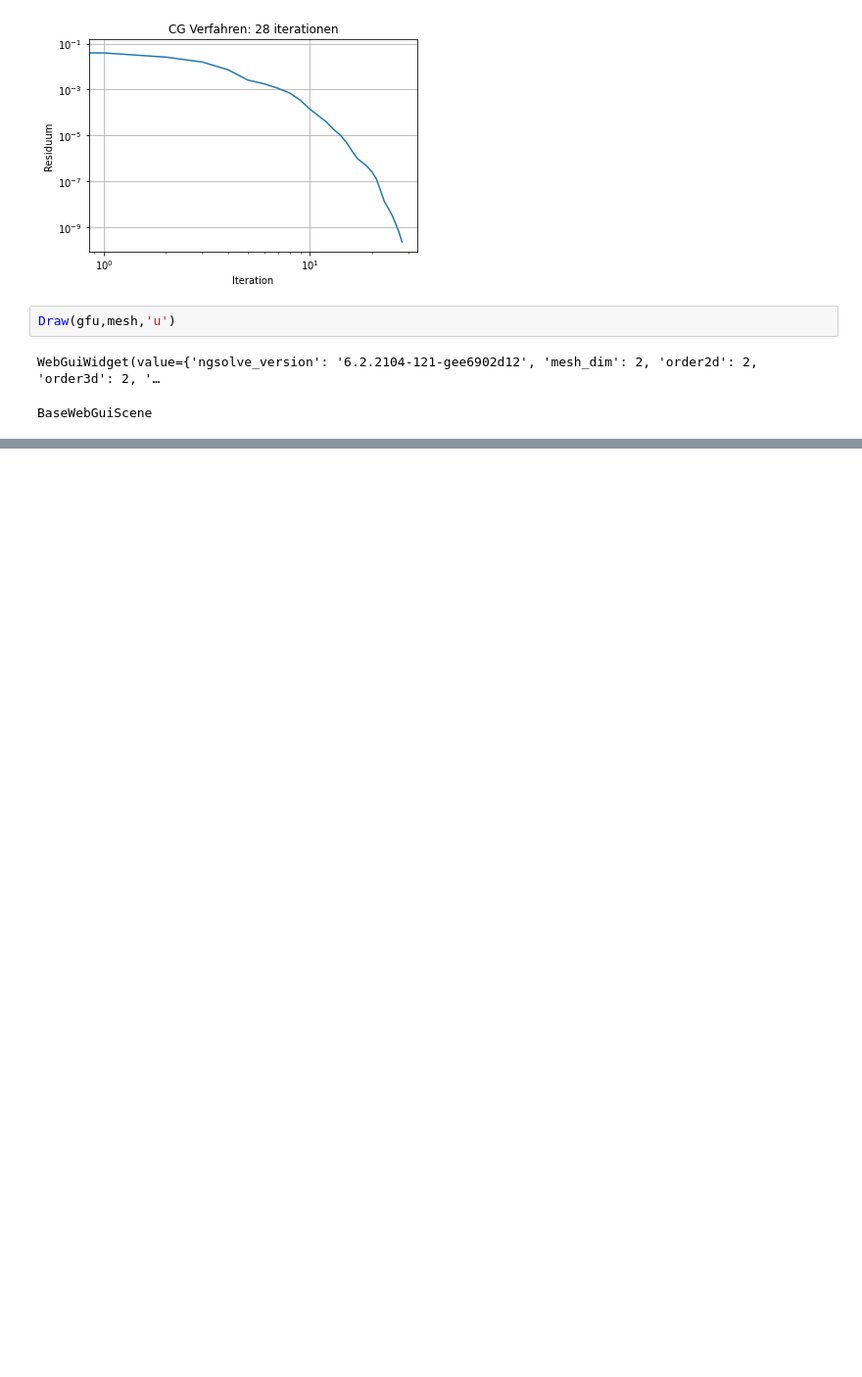
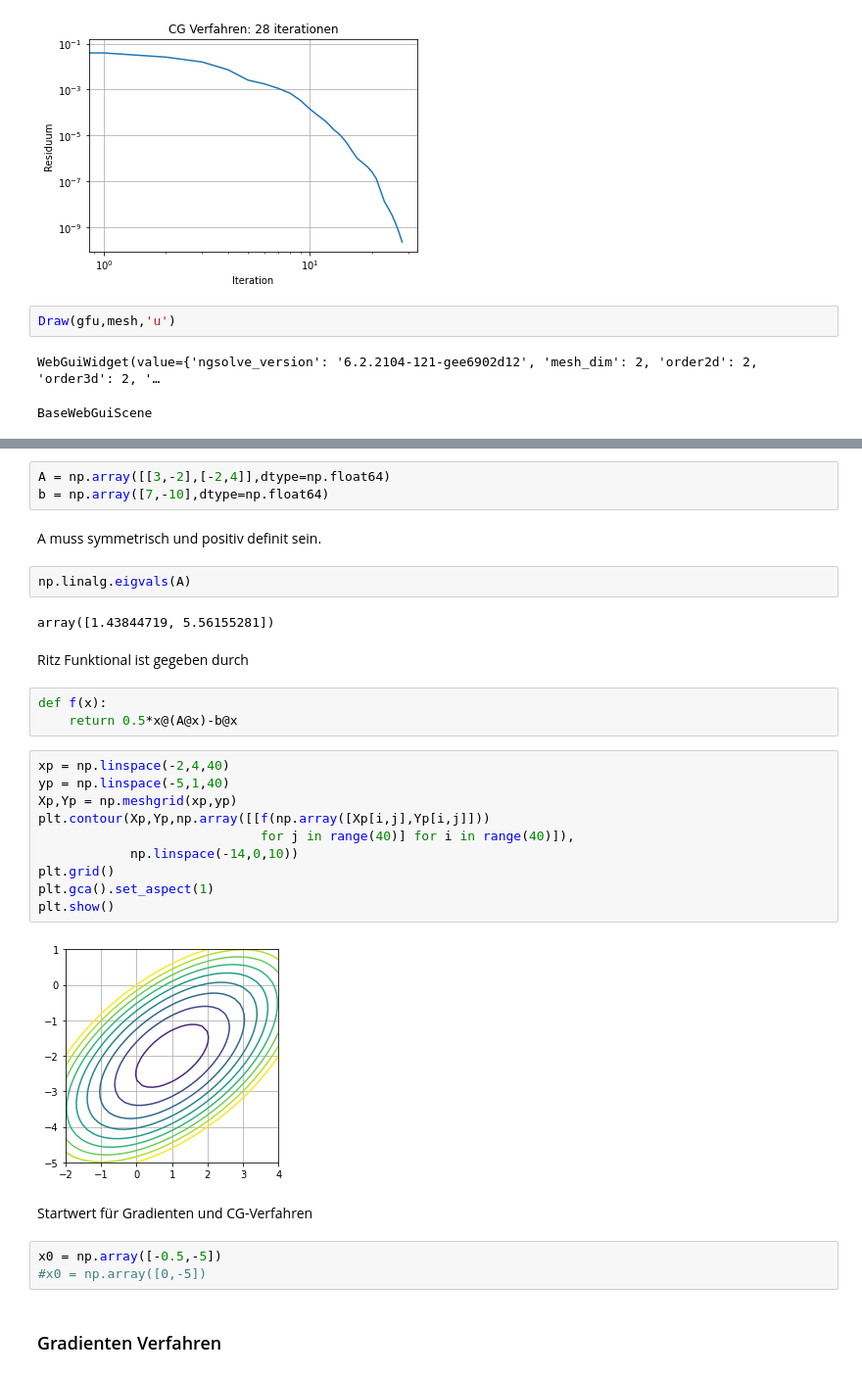
Before and after one commit to omerasipi/HanaScriptos, a Jupyter notebook: NumerikPDE/CGVerfahren.ipynb, the cells around one changed output, grey strips where cells are left out. Shown: that part at 98% size. Cells and saved outputs as stored; diff of their text form; blank space fills up the shorter version.

Commit message:
Ergaenzungen iterative Verfahren

```diff
--- a/NumerikPDE/CGVerfahren.ipynb
+++ b/NumerikPDE/CGVerfahren.ipynb
@@ -205,0 +215,33 @@ BaseWebGuiScene
+# %%
+A = np.array([[3,-2],[-2,4]],dtype=np.float64)
+b = np.array([7,-10],dtype=np.float64)
+# %% [markdown]
+A muss symmetrisch und positiv definit sein.
+# %%
+np.linalg.eigvals(A)
+# %% [output]
+array([1.43844719, 5.56155281])
+# %% [markdown]
+Ritz Funktional ist gegeben durch
+# %%
+def f(x):
+    return 0.5*x@(A@x)-b@x
+# %%
+xp = np.linspace(-2,4,40)
+yp = np.linspace(-5,1,40)
+Xp,Yp = np.meshgrid(xp,yp)
+plt.contour(Xp,Yp,np.array([[f(np.array([Xp[i,j],Yp[i,j]]))
+                             for j in range(40)] for i in range(40)]),
+            np.linspace(-14,0,10))
+plt.grid()
+plt.gca().set_aspect(1)
+plt.show()
+# %% [output]
+[figure, added]
+# %% [markdown]
+Startwert für Gradienten und CG-Verfahren
+# %%
+x0 = np.array([-0.5,-5])
+#x0 = np.array([0,-5])
+# %% [markdown]
+### Gradienten Verfahren
```
Also changed, not shown: parts of 10 cells of this notebook, 2 other files.
